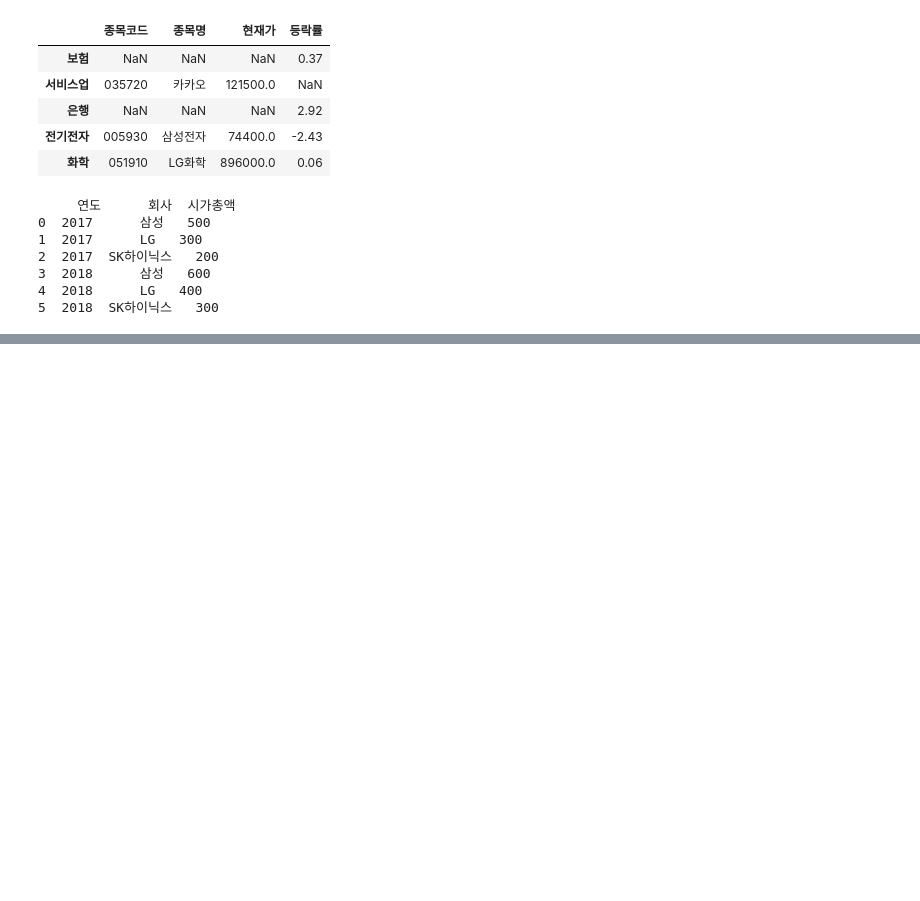
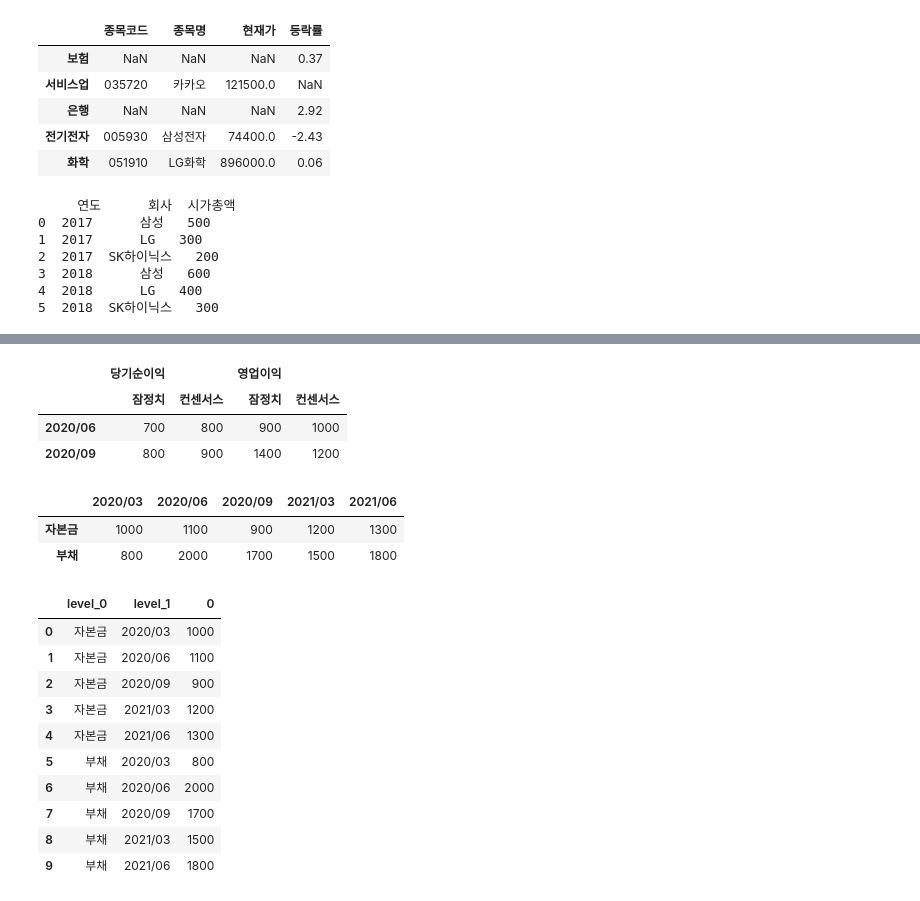
Before and after one commit to netager/Quick_Ref, a Jupyter notebook: data_analysis/Pandas/임시/05. 판다스 데이터프레임 Part2.ipynb, the cells around one changed output, grey strips where cells are left out. Drawn from its saved outputs; the diff is of its cells as text; code cells hidden in the pictures; blank space fills up the shorter version.

```diff
--- a/data_analysis/Pandas/임시/05. 판다스 데이터프레임 Part2.ipynb
+++ b/data_analysis/Pandas/임시/05. 판다스 데이터프레임 Part2.ipynb
@@ -823,0 +1196,37 @@ print(df)
+# %%
+# stack 한 결과를 다시 원래대로 되돌리기 위해서는 unstack 메서드를 사용
+# 컬럼을 인덱스로 변경한 다음, 다시 인덱스를 컬럼으로 변경해서 원본과 동일한 결과를 반환하는 의미 없는 코드
+df.stack().unstack()
+# %% [output]
+|  | 당기순이익 |  | 영업이익 |  |
+|  | 잠정치 | 컨센서스 | 잠정치 | 컨센서스 |
+| 2020/06 | 700 | 800 | 900 | 1000 |
+| 2020/09 | 800 | 900 | 1400 | 1200 |
+# %%
+data = [
+    [1000, 1100, 900, 1200, 1300],
+    [800, 2000, 1700, 1500, 1800]
+]
+index = ['자본금', '부채']
+columns = ["2020/03", "2020/06", "2020/09", "2021/03", "2021/06"]
+df = pd.DataFrame(data, index, columns)
+df
+# %% [output]
+|  | 2020/03 | 2020/06 | 2020/09 | 2021/03 | 2021/06 |
+| 자본금 | 1000 | 1100 | 900 | 1200 | 1300 |
+| 부채 | 800 | 2000 | 1700 | 1500 | 1800 |
+# %%
+df_stacked = df.stack().reset_index()
+df_stacked
+# %% [output]
+|  | level_0 | level_1 | 0 |
+| 0 | 자본금 | 2020/03 | 1000 |
+| 1 | 자본금 | 2020/06 | 1100 |
+| 2 | 자본금 | 2020/09 | 900 |
+| 3 | 자본금 | 2021/03 | 1200 |
+| 4 | 자본금 | 2021/06 | 1300 |
+| 5 | 부채 | 2020/03 | 800 |
+| 6 | 부채 | 2020/06 | 2000 |
+| 7 | 부채 | 2020/09 | 1700 |
+| 8 | 부채 | 2021/03 | 1500 |
+| 9 | 부채 | 2021/06 | 1800 |
```
Also changed, not shown: parts of 79 cells of this notebook, 5 other files.
